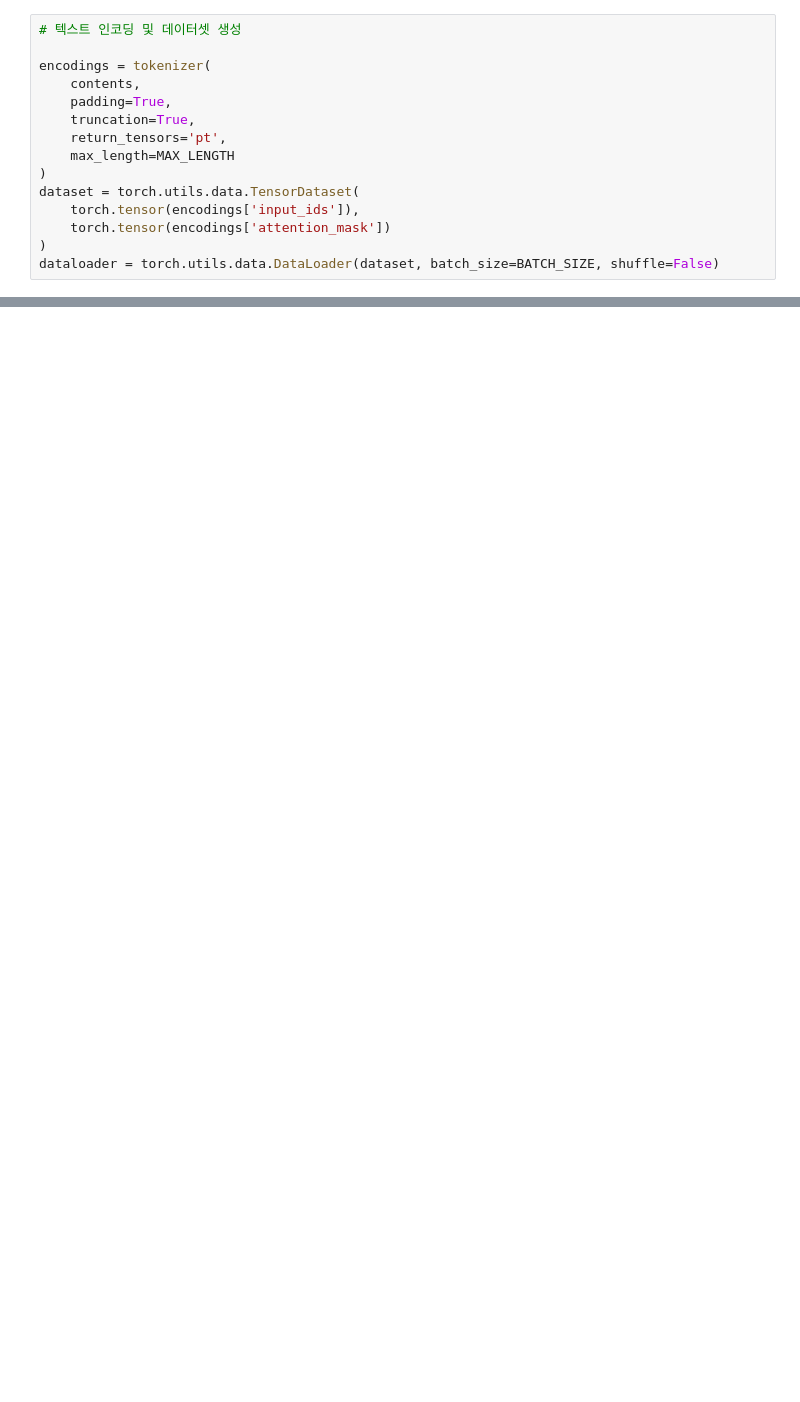
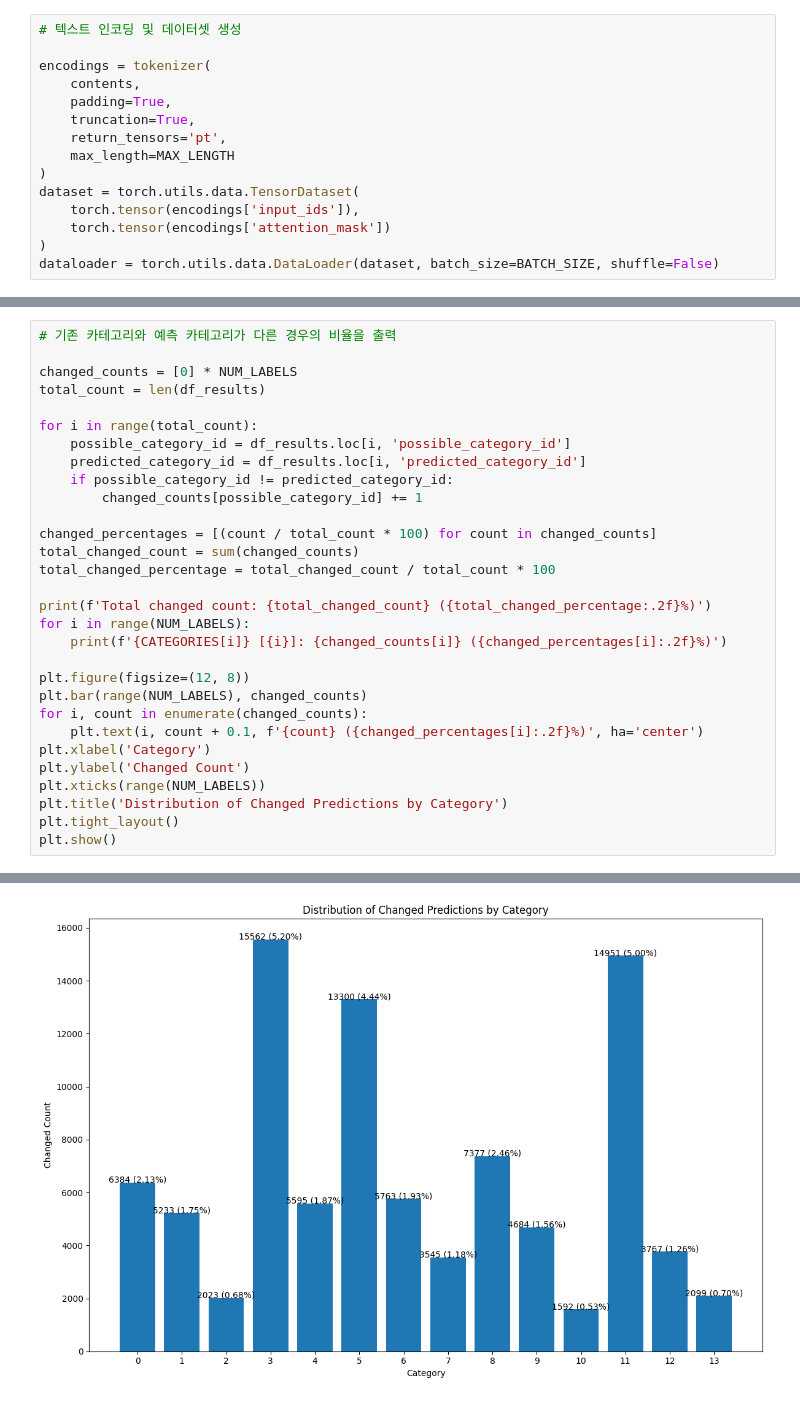
Before and after one commit to nbsp1221/communav, a Jupyter notebook: examples/kcelectra/predict-multiclass-classification-v1.ipynb, the cells around one changed output, grey strips where cells are left out. Saved outputs shown, nothing was run; the diff lists cells and outputs as text; blank space fills up the shorter version.

```diff
--- a/examples/kcelectra/predict-multiclass-classification-v1.ipynb
+++ b/examples/kcelectra/predict-multiclass-classification-v1.ipynb
@@ -294,0 +349,31 @@ plt.show()
+# %%
+# 기존 카테고리와 예측 카테고리가 다른 경우의 비율을 출력
+
+changed_counts = [0] * NUM_LABELS
+total_count = len(df_results)
+
+for i in range(total_count):
+    possible_category_id = df_results.loc[i, 'possible_category_id']
+    predicted_category_id = df_results.loc[i, 'predicted_category_id']
+    if possible_category_id != predicted_category_id:
+        changed_counts[possible_category_id] += 1
+
+changed_percentages = [(count / total_count * 100) for count in changed_counts]
+total_changed_count = sum(changed_counts)
+total_changed_percentage = total_changed_count / total_count * 100
+
+print(f'Total changed count: {total_changed_count} ({total_changed_percentage:.2f}%)')
+for i in range(NUM_LABELS):
+    print(f'{CATEGORIES[i]} [{i}]: {changed_counts[i]} ({changed_percentages[i]:.2f}%)')
+
+plt.figure(figsize=(12, 8))
+plt.bar(range(NUM_LABELS), changed_counts)
+for i, count in enumerate(changed_counts):
+    plt.text(i, count + 0.1, f'{count} ({changed_percentages[i]:.2f}%)', ha='center')
+plt.xlabel('Category')
+plt.ylabel('Changed Count')
+plt.xticks(range(NUM_LABELS))
+plt.title('Distribution of Changed Predictions by Category')
+plt.tight_layout()
+plt.show()
+# %% [output]
@@ -295,3 +395,4 @@ plt.show()
+[figure, added]
 # %%
 # 예측 결과를 CSV 파일로 저장
 
```
Also changed, not shown: parts of 14 cells of this notebook.
